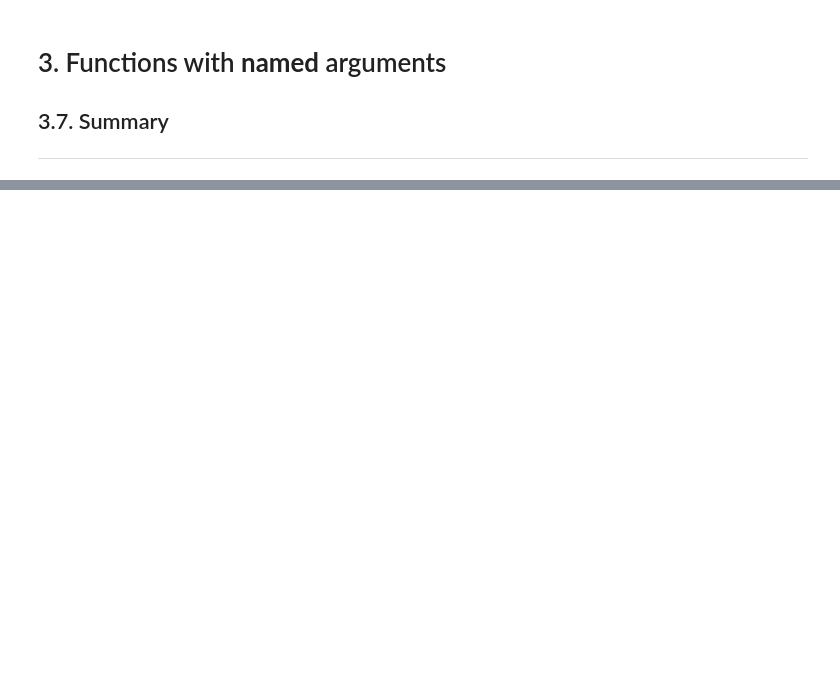
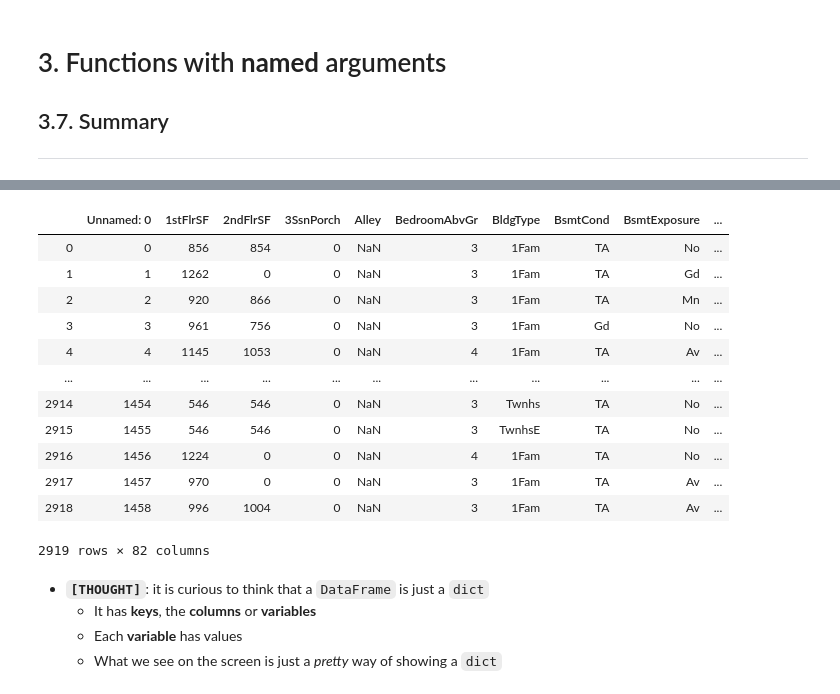
Before and after one commit to pedroallenrevez/PythonClasses, a Jupyter notebook: 2-Numpy-Pandas/index.ipynb, the cells around one changed output, grey strips where cells are left out. Saved outputs shown, nothing was run; the diff lists cells and outputs as text; code cells hidden in the pictures; blank space fills up the shorter version.

```diff
--- a/2-Numpy-Pandas/index.ipynb
+++ b/2-Numpy-Pandas/index.ipynb
@@ -1821,0 +1138,22 @@ print(circle_area(10))
+# %%
+df = pd.read_csv('../housing_data.csv')
+df
+# %% [output]
+|  | Unnamed: 0 | 1stFlrSF | 2ndFlrSF | 3SsnPorch | Alley | BedroomAbvGr | BldgType | BsmtCond | BsmtExposure | ... |
+| 0 | 0 | 856 | 854 | 0 | NaN | 3 | 1Fam | TA | No | ... |
+| 1 | 1 | 1262 | 0 | 0 | NaN | 3 | 1Fam | TA | Gd | ... |
+| 2 | 2 | 920 | 866 | 0 | NaN | 3 | 1Fam | TA | Mn | ... |
+| 3 | 3 | 961 | 756 | 0 | NaN | 3 | 1Fam | Gd | No | ... |
+| 4 | 4 | 1145 | 1053 | 0 | NaN | 4 | 1Fam | TA | Av | ... |
+| ... | ... | ... | ... | ... | ... | ... | ... | ... | ... | ... |
+| 2914 | 1454 | 546 | 546 | 0 | NaN | 3 | Twnhs | TA | No | ... |
+| 2915 | 1455 | 546 | 546 | 0 | NaN | 3 | TwnhsE | TA | No | ... |
+| 2916 | 1456 | 1224 | 0 | 0 | NaN | 4 | 1Fam | TA | No | ... |
+| 2917 | 1457 | 970 | 0 | 0 | NaN | 3 | 1Fam | TA | Av | ... |
+| 2918 | 1458 | 996 | 1004 | 0 | NaN | 3 | 1Fam | TA | Av | ... |
+2919 rows × 82 columns
+# %% [markdown]
+- **`[THOUGHT]`**: it is curious to think that a `DataFrame` is just a `dict`
+    - It has **keys**, the **columns** or **variables**
+    - Each **variable** has values
+    - What we see on the screen is just a _pretty_ way of showing a `dict`
```
Also changed, not shown: parts of 376 cells of this notebook, 2 other files.
